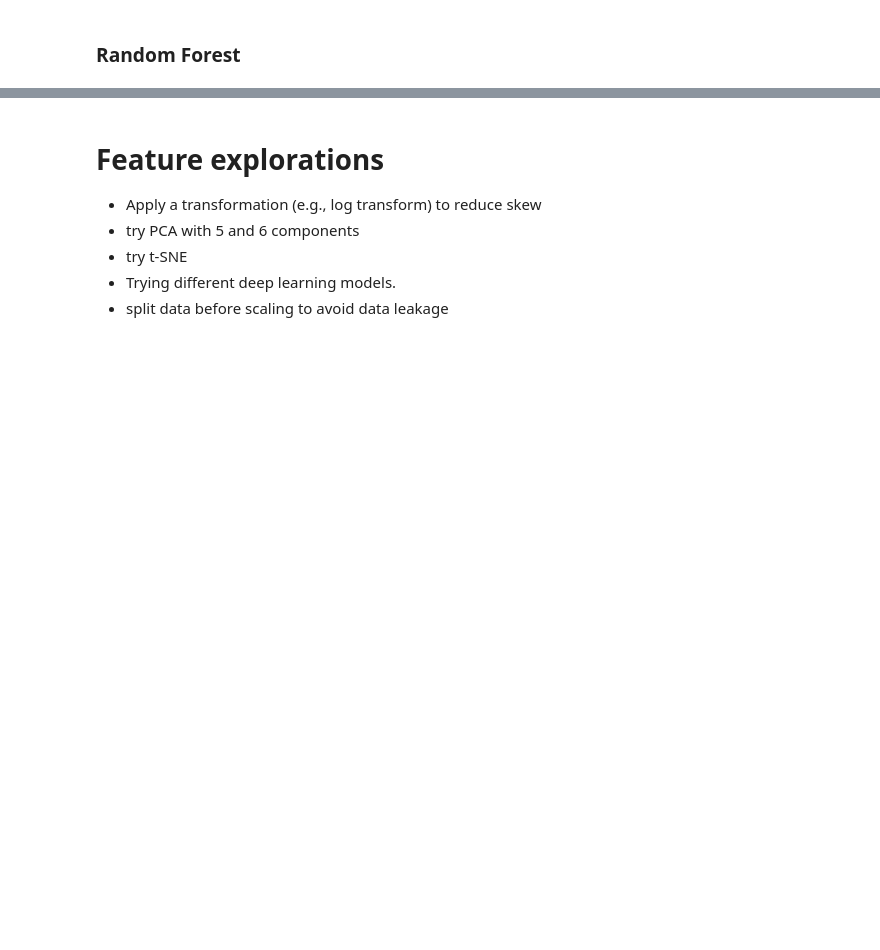
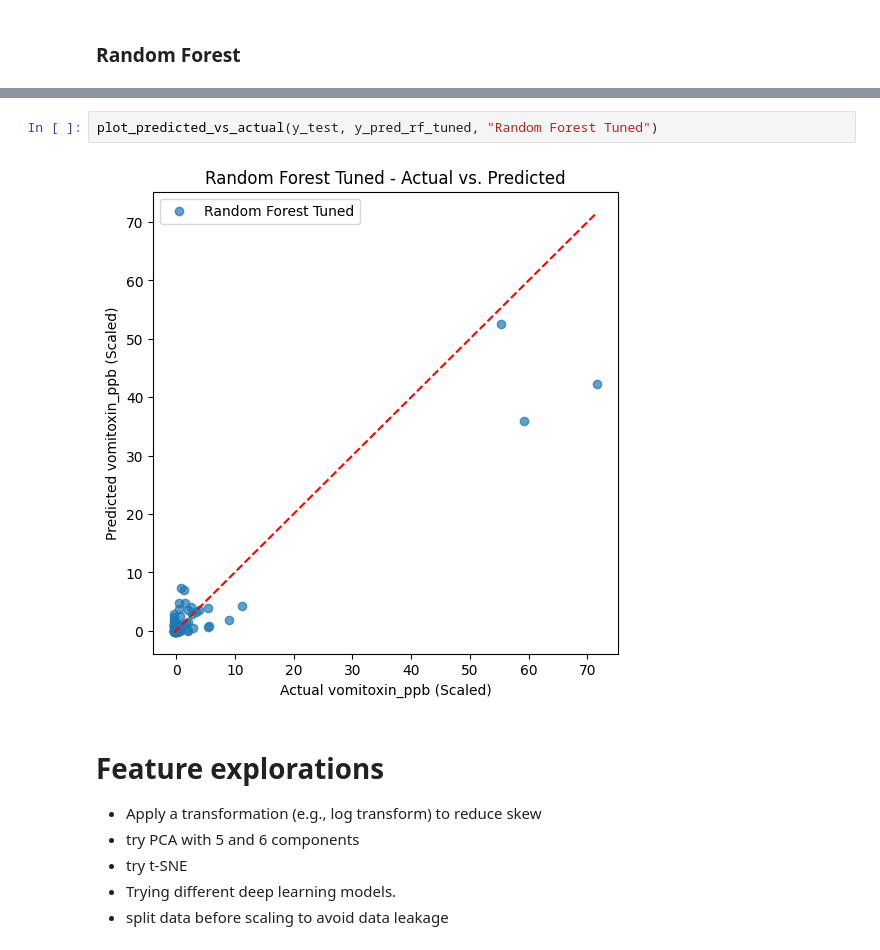
Before and after one commit to NotAbdelrahmanelsayed/hyperspectral_mycotoxin_prediction, a Jupyter notebook: notebook.ipynb, the cells around one changed output, grey strips where cells are left out. Saved outputs shown, nothing was run; the diff lists cells and outputs as text; blank space fills up the shorter version.

```diff
--- a/notebook.ipynb
+++ b/notebook.ipynb
@@ -295,3 +338,7 @@ XGB after RandomSearch -> MAE: 1.4532, RMSE: 3.9207, R²: 0.8657
+# %%
+plot_predicted_vs_actual(y_test, y_pred_rf_tuned, "Random Forest Tuned")
+# %% [output]
+[figure, added]
 # %% [markdown]
 # Feature explorations
 - Apply a transformation (e.g., log transform) to reduce skew
```
Also changed, not shown: parts of 12 cells of this notebook, 1 other file.
